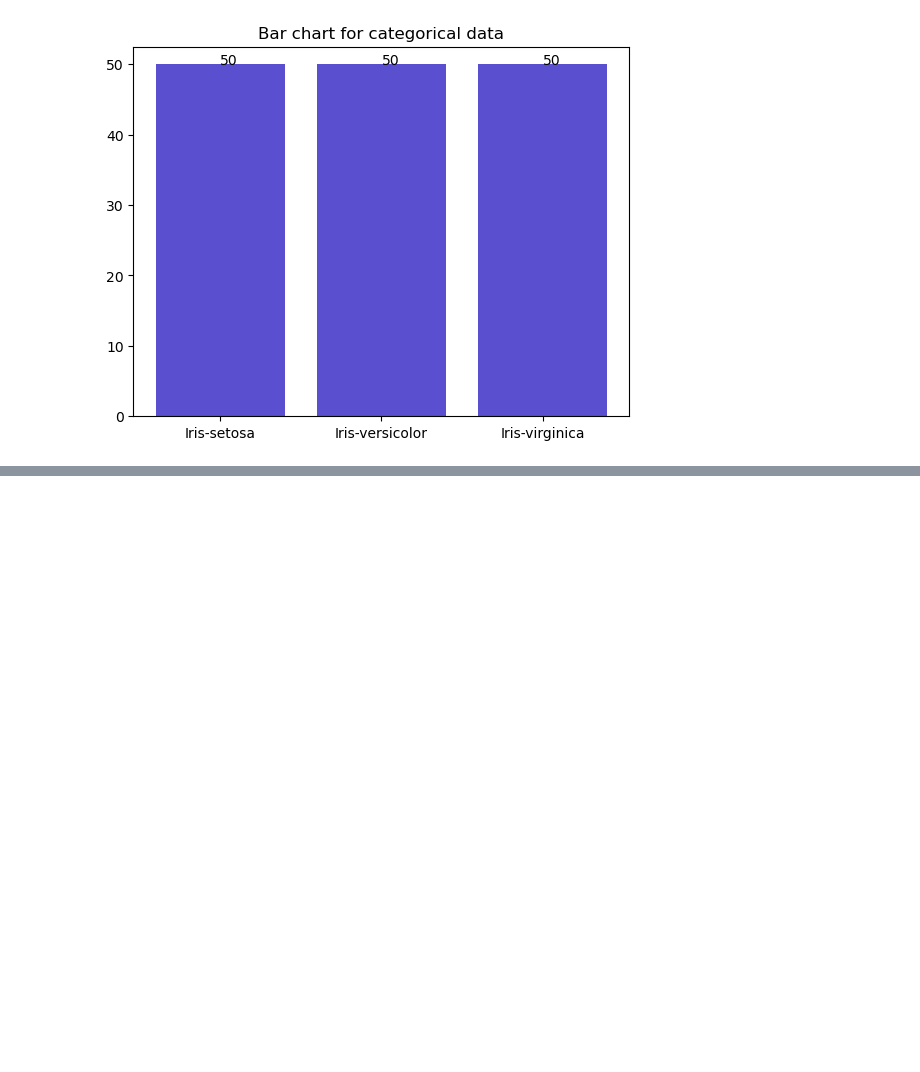
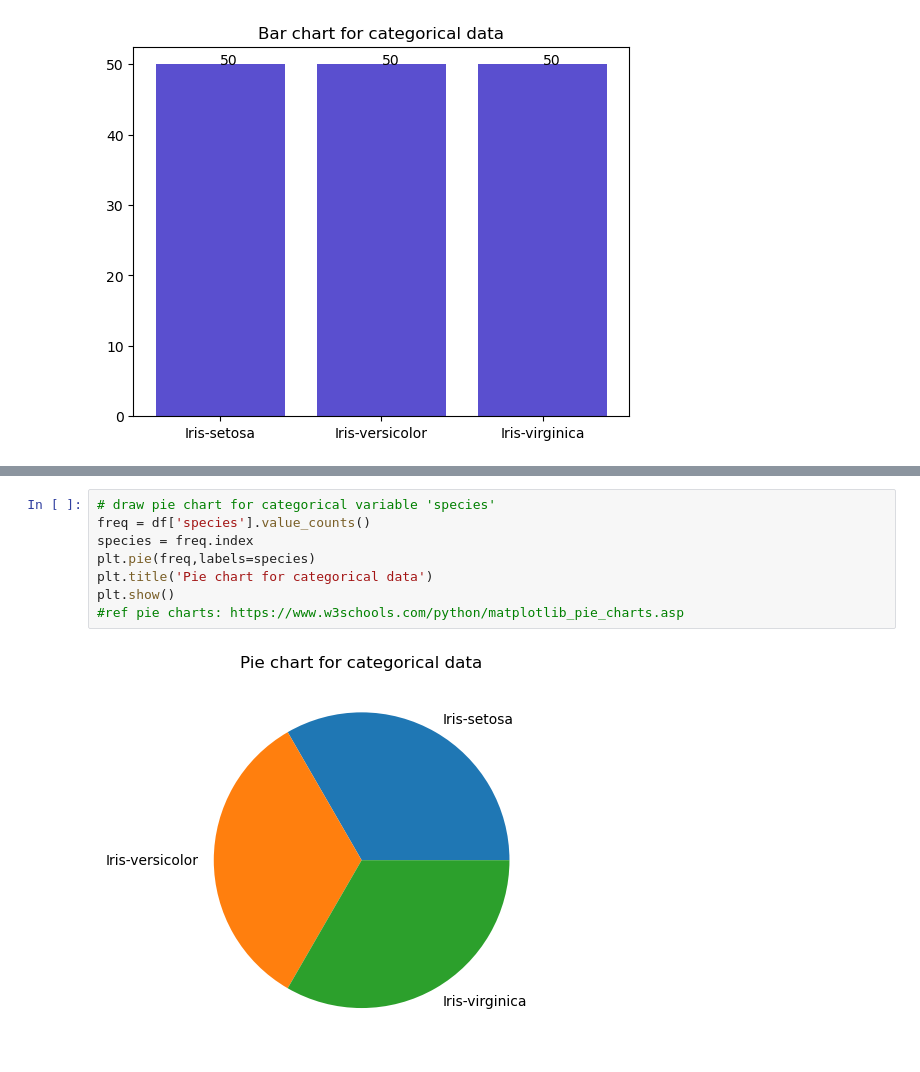
Before and after one commit to noyo0/Fundamentals_DataAnalysis, a Jupyter notebook: project.ipynb, the cells around one changed output, grey strips where cells are left out. Drawn from its saved outputs; the diff is of its cells as text; blank space fills up the shorter version.

```diff
--- a/project.ipynb
+++ b/project.ipynb
@@ -334,0 +339,10 @@ sns.pairplot(df, hue="species")
+# %%
+# draw pie chart for categorical variable 'species'
+freq = df['species'].value_counts()
+species = freq.index
+plt.pie(freq,labels=species)
+plt.title('Pie chart for categorical data')
+plt.show()
+#ref pie charts: https://www.w3schools.com/python/matplotlib_pie_charts.asp
+# %% [output]
+[figure, added]
```
Also changed, not shown: parts of 8 cells of this notebook.
